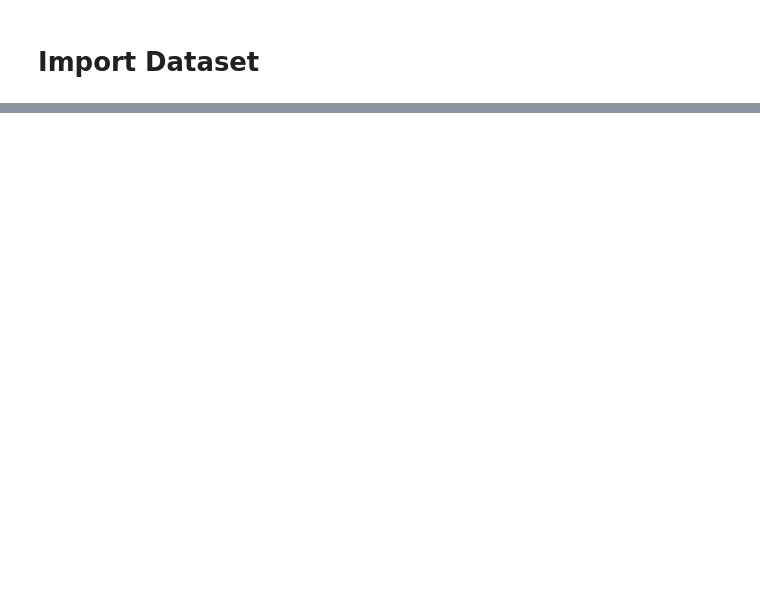
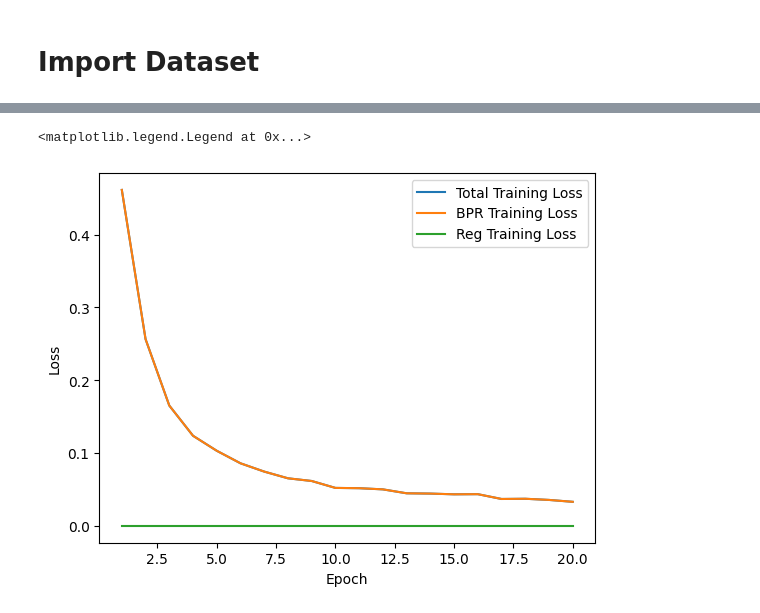
Before and after one commit to sugiyem/dsa4212, a Jupyter notebook: colab-filter/bipartite-graph/main.ipynb, the cells around one changed output, grey strips where cells are left out. Cells and saved outputs as stored; diff of their text form; code cells hidden in the pictures; blank space fills up the shorter version.

```diff
--- a/colab-filter/bipartite-graph/main.ipynb
+++ b/colab-filter/bipartite-graph/main.ipynb
@@ -143,0 +201,15 @@ final_data.write.csv("preprocessed_songsDataset.csv")
+# %%
+ngcf_loss, ngcf_bpr, ngcf_reg, ngcf_recall, ngcf_precision = utils.train_and_eval(ngcf, optimizer, train_df, train_edge_index, n_users, n_items, test_df, parameters.K, device)
+# %%
+epoch_list = [(i+1) for i in range(parameters.EPOCHS)]
+# %%
+plt.plot(epoch_list, ngcf_loss, label='Total Training Loss')
+plt.plot(epoch_list, ngcf_bpr, label='BPR Training Loss')
+plt.plot(epoch_list, ngcf_reg, label='Reg Training Loss')
+
+plt.xlabel('Epoch')
+plt.ylabel('Loss')
+plt.legend()
+# %% [output]
+<matplotlib.legend.Legend at 0x...>
+[figure, added]
```
Also changed, not shown: parts of 53 cells of this notebook, 1 other file.
